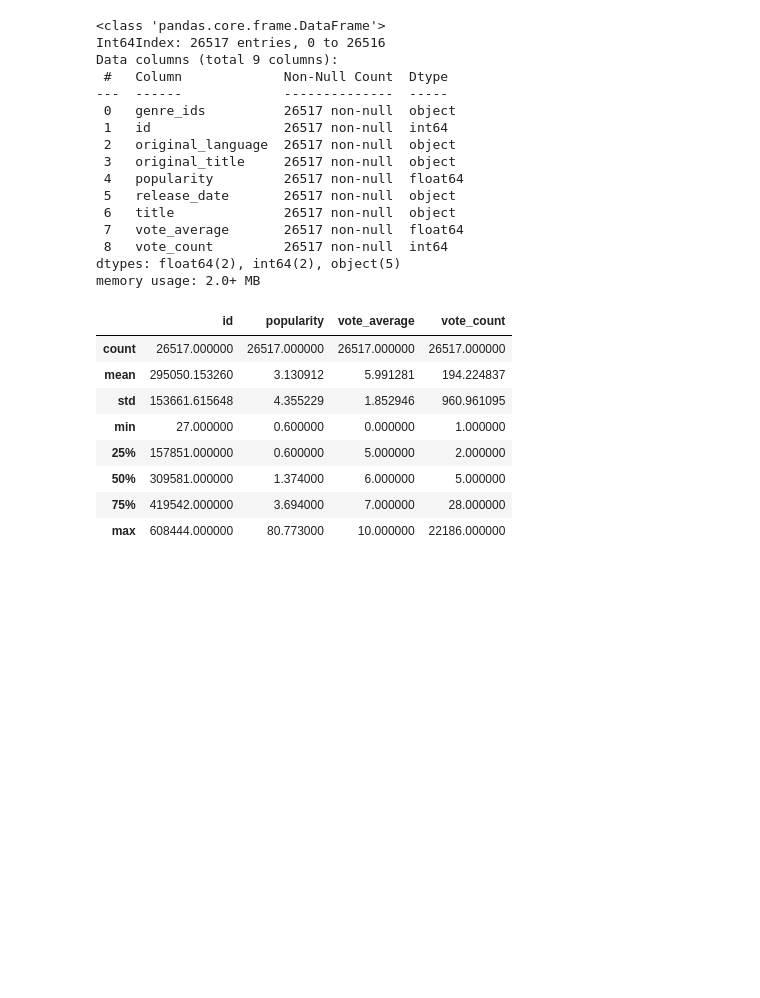
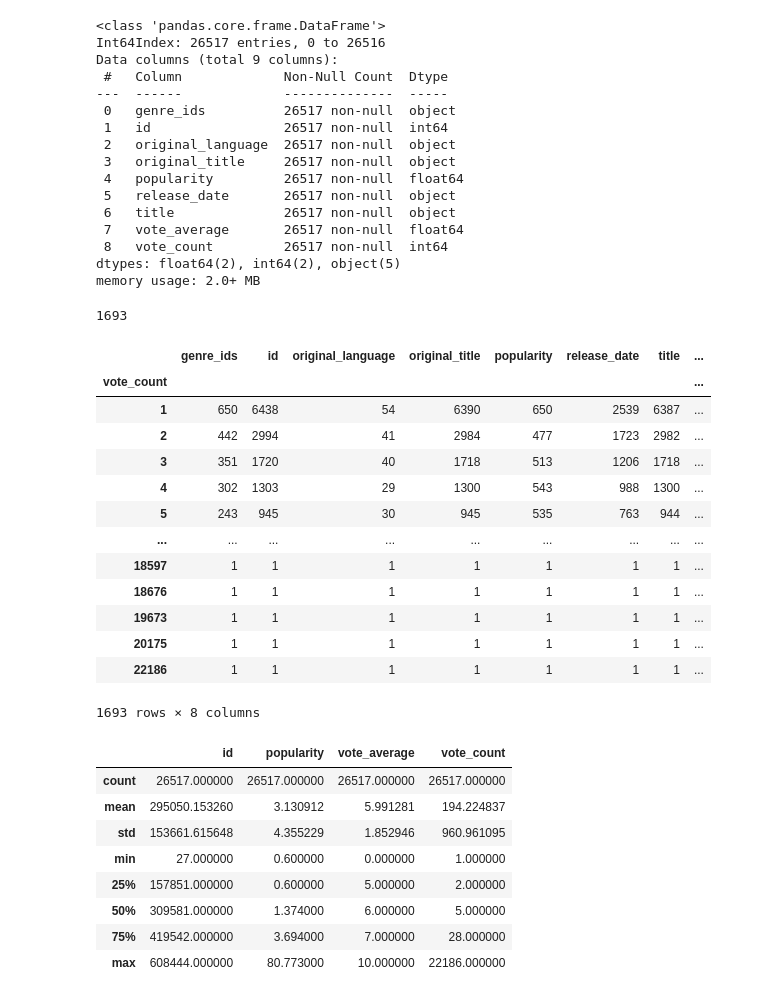
Before and after one commit to hacampbell1/teamaustin, a Jupyter notebook: computer_vision2.ipynb, the cells around one changed output. Saved outputs shown, nothing was run; the diff lists cells and outputs as text; code cells hidden in the pictures; blank space fills up the shorter version.

```diff
--- a/computer_vision2.ipynb
+++ b/computer_vision2.ipynb
@@ -704,6 +725,28 @@ Data columns (total 9 columns):
  8   vote_count         26517 non-null  int64
 dtypes: float64(2), int64(2), object(5)
 memory usage: 2.0+ MB
+# %%
+movie_db.vote_count.nunique()
+# %% [output]
+1693
+# %%
+distinct = movie_db.groupby('vote_count').nunique()
+distinct
+# %% [output]
+|  | genre_ids | id | original_language | original_title | popularity | release_date | title | ... |
+| vote_count |  |  |  |  |  |  |  | ... |
+| 1 | 650 | 6438 | 54 | 6390 | 650 | 2539 | 6387 | ... |
+| 2 | 442 | 2994 | 41 | 2984 | 477 | 1723 | 2982 | ... |
+| 3 | 351 | 1720 | 40 | 1718 | 513 | 1206 | 1718 | ... |
+| 4 | 302 | 1303 | 29 | 1300 | 543 | 988 | 1300 | ... |
+| 5 | 243 | 945 | 30 | 945 | 535 | 763 | 944 | ... |
+| ... | ... | ... | ... | ... | ... | ... | ... | ... |
+| 18597 | 1 | 1 | 1 | 1 | 1 | 1 | 1 | ... |
+| 18676 | 1 | 1 | 1 | 1 | 1 | 1 | 1 | ... |
+| 19673 | 1 | 1 | 1 | 1 | 1 | 1 | 1 | ... |
+| 20175 | 1 | 1 | 1 | 1 | 1 | 1 | 1 | ... |
+| 22186 | 1 | 1 | 1 | 1 | 1 | 1 | 1 | ... |
+1693 rows × 8 columns
 # %%
 movie_db.describe()
 # %% [output]
```
Also changed, not shown: parts of 5 cells of this notebook.
